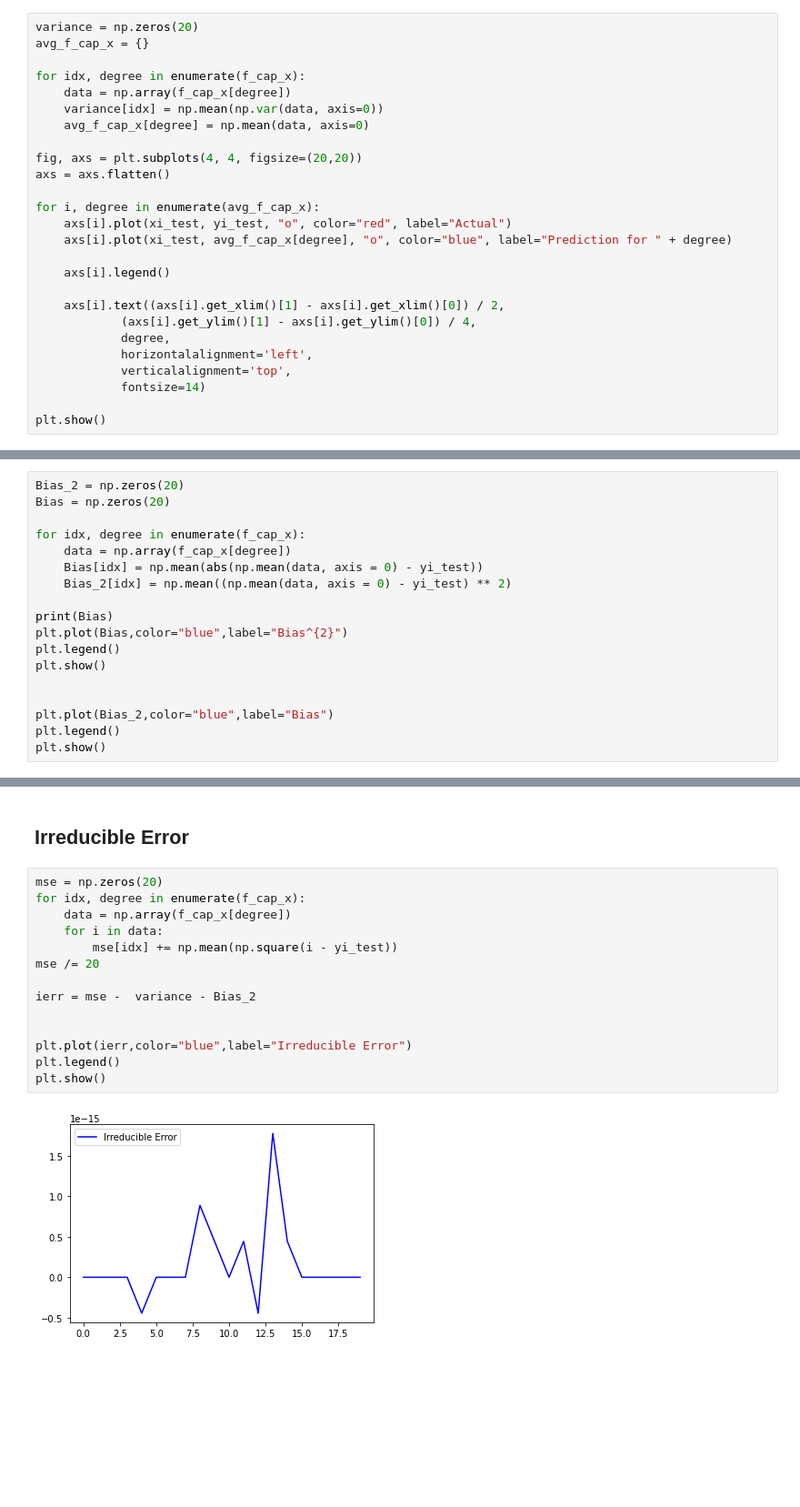
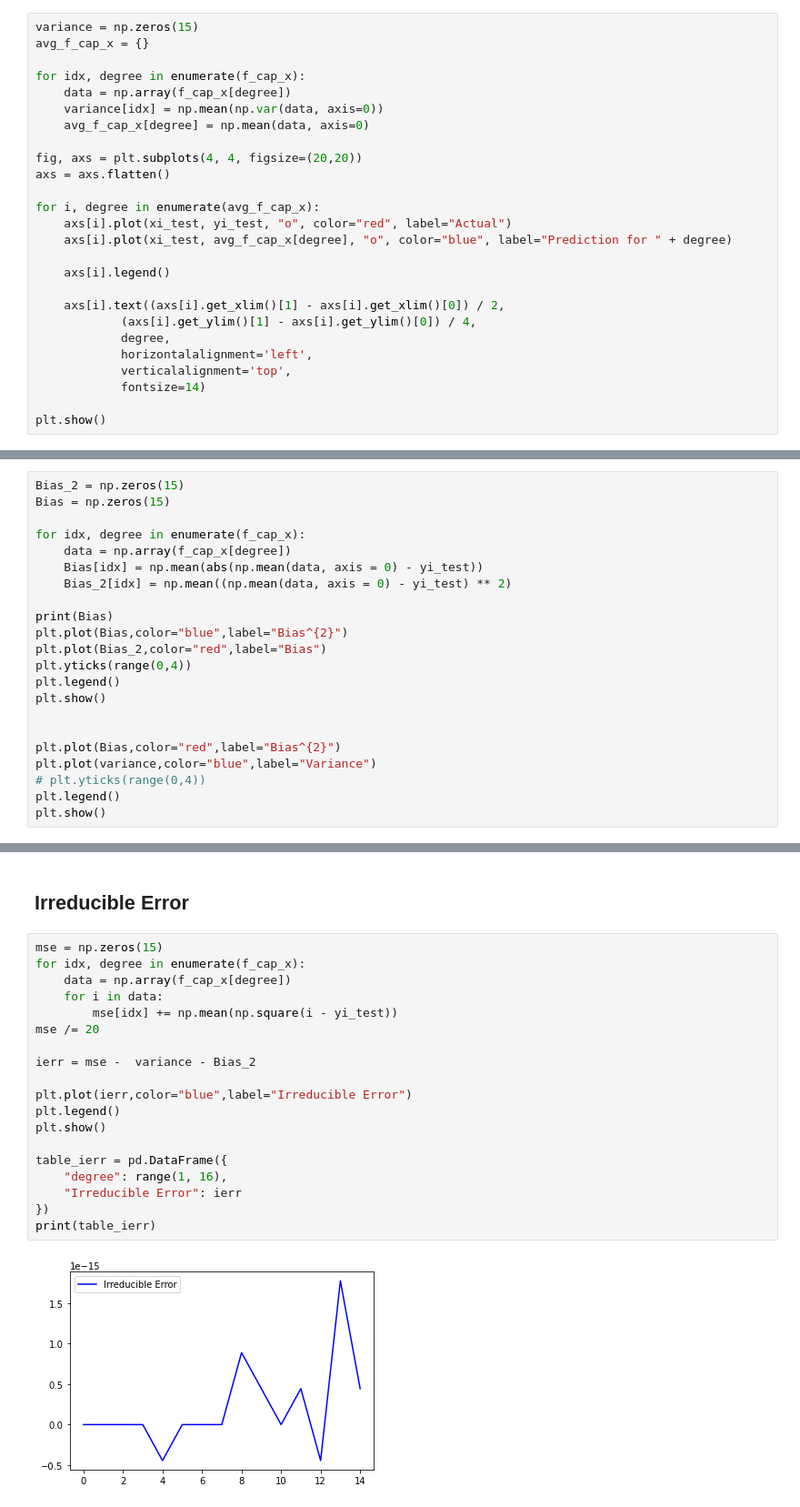
Before and after one commit to talib-sid/Bias-Variance-Tradeoff, a Jupyter notebook: code.ipynb, the cells around one changed output, grey strips where cells are left out. Shown at 91% size. Cells and saved outputs as stored; diff of their text form; blank space fills up the shorter version.

```diff
--- a/code.ipynb
+++ b/code.ipynb
@@ -46,7 +47,7 @@ f_cap_x = { "degree " + str(i): np.array([Models["degree " + str(i)][j].predict(
 # %% [markdown]
 # **Variance**
 # %%
-variance = np.zeros(20)
+variance = np.zeros(15)
 avg_f_cap_x = {}
 
 for idx, degree in enumerate(f_cap_x):
@@ -76,8 +77,8 @@ plt.show()
 # %% [markdown]
 ## **Bias**
 # %%
-Bias_2 = np.zeros(20)
-Bias = np.zeros(20)
+Bias_2 = np.zeros(15)
+Bias = np.zeros(15)
 
 for idx, degree in enumerate(f_cap_x):
     data = np.array(f_cap_x[degree])
@@ -86,11 +87,15 @@ for idx, degree in enumerate(f_cap_x):
 
 print(Bias)
 plt.plot(Bias,color="blue",label="Bias^{2}")
+plt.plot(Bias_2,color="red",label="Bias")
+plt.yticks(range(0,4))
 plt.legend()
 plt.show()
 
 
-plt.plot(Bias_2,color="blue",label="Bias")
+plt.plot(Bias,color="red",label="Bias^{2}")
+plt.plot(variance,color="blue",label="Variance")
+# plt.yticks(range(0,4))
 plt.legend()
 plt.show()
 # %% [output]
@@ -104,18 +134,23 @@ plt.show()
 
 ## **Irreducible Error**
 # %%
-mse = np.zeros(20)
+mse = np.zeros(15)
 for idx, degree in enumerate(f_cap_x):
     data = np.array(f_cap_x[degree])
     for i in data:
         mse[idx] += np.mean(np.square(i - yi_test))
 mse /= 20
 
 ierr = mse -  variance - Bias_2
 
-
 plt.plot(ierr,color="blue",label="Irreducible Error")
 plt.legend()
 plt.show()
+
+table_ierr = pd.DataFrame({
+    "degree": range(1, 16),
+    "Irreducible Error": ierr
+})
+print(table_ierr)
 # %% [output]
-[figure, old version]
+[figure, new version]
```
Also changed, not shown: parts of 8 cells of this notebook.
